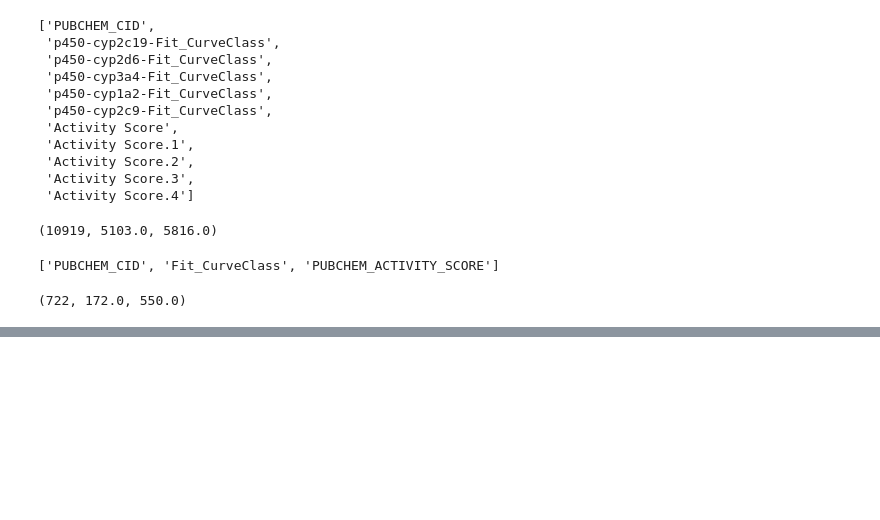
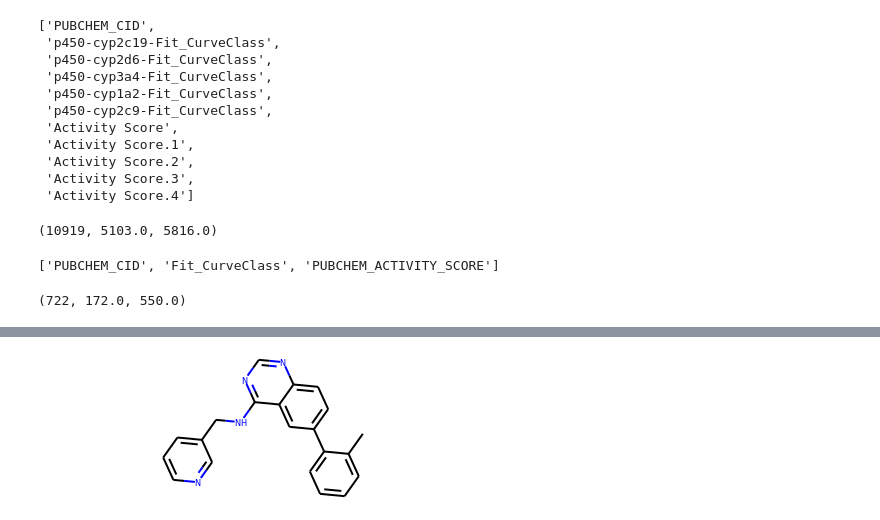
Before and after one commit to lilleswing/future_of_care, a Jupyter notebook: teacher_guide.ipynb, the cells around one changed output, grey strips where cells are left out. Saved outputs shown, nothing was run; the diff lists cells and outputs as text; code cells hidden in the pictures; blank space fills up the shorter version.

```diff
--- a/teacher_guide.ipynb
+++ b/teacher_guide.ipynb
@@ -153,0 +193,4 @@ len(y), sum(y),  len(y) - sum(y)
+# %%
+X_test[5]
+# %% [output]
+[figure, added]
```
Also changed, not shown: parts of 63 cells of this notebook, 1 other file.
